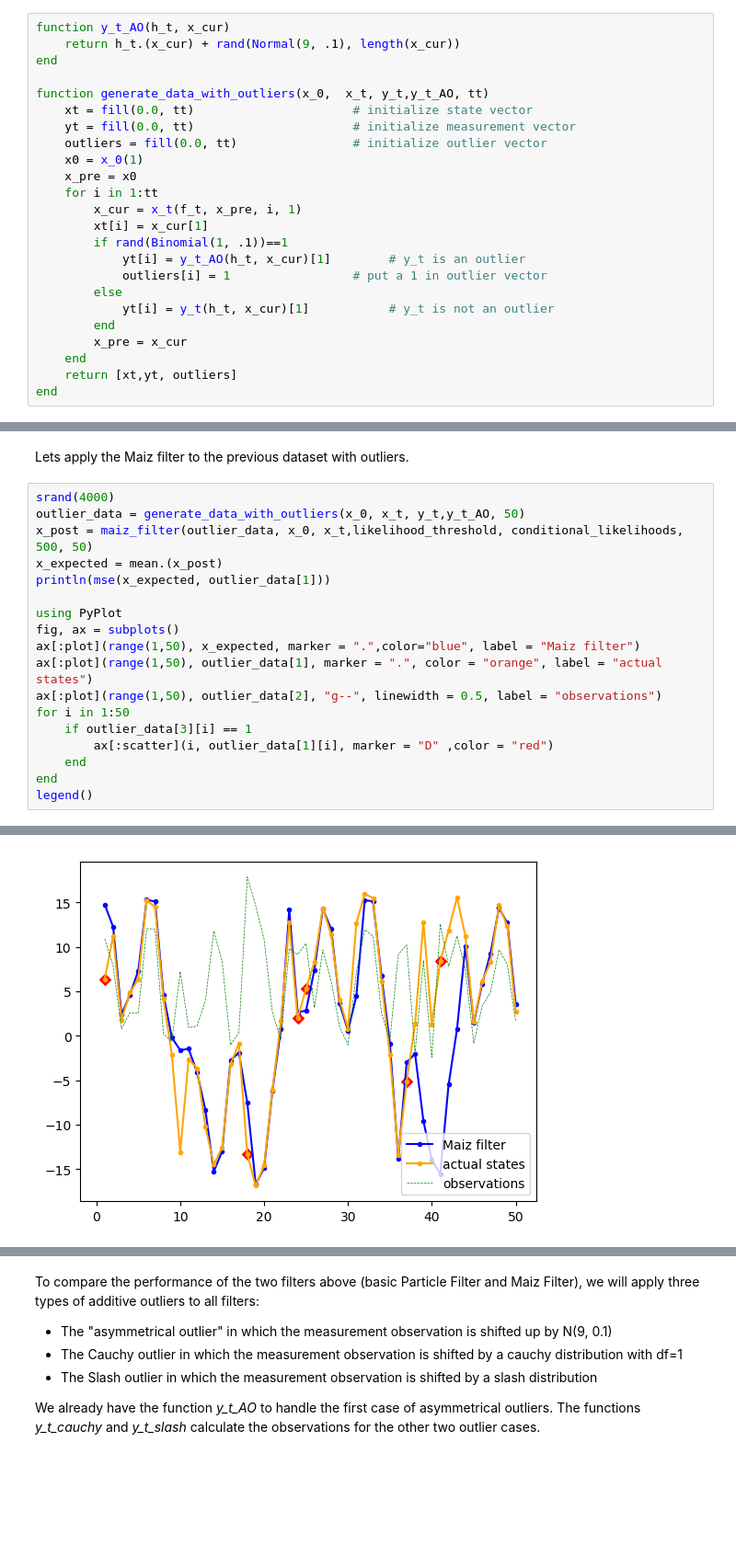
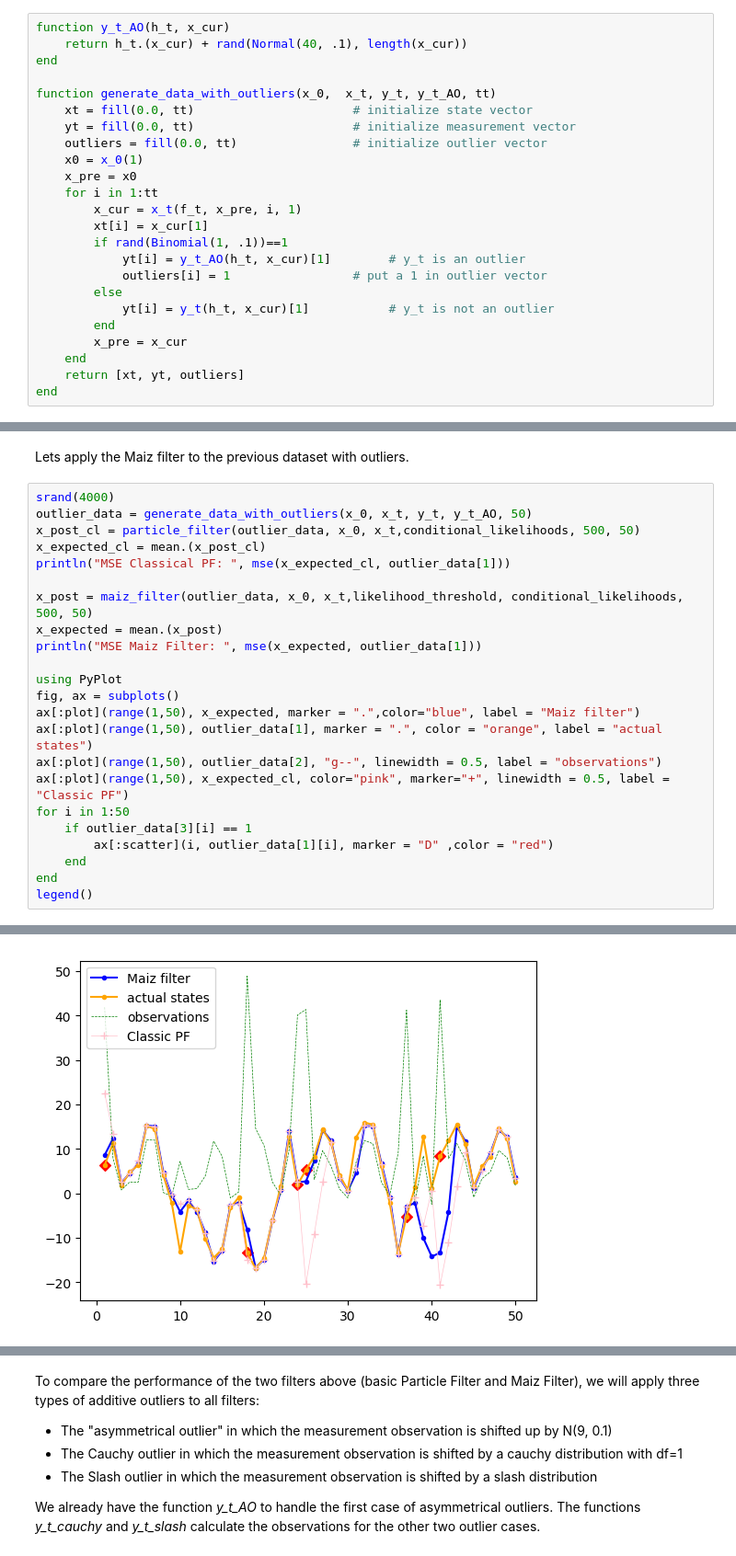
Before and after one commit to Balinus/ParticleFiltersJulia, a Jupyter notebook: ParticleFilters.ipynb, the cells around one changed output, grey strips where cells are left out. Shown at 92% size. Drawn from its saved outputs; the diff is of its cells as text; blank space fills up the shorter version.

```diff
--- a/ParticleFilters.ipynb
+++ b/ParticleFilters.ipynb
@@ -238,10 +238,10 @@ Let $v_k \sim N(0,1)$ with probability $p = 0.9$ and $v_k \sim N(9, .1)$ with pr
 In the new *generate_data_with_outliers* function, we will draw from $Binomial(1, 0.1)$ to determine if $y_t$ is an outlier or not. If $y_t$ is an outlier, we will pass $x_t$ through the function *y_t_AO*  instead of *y_t*
 # %%
 function y_t_AO(h_t, x_cur)
-    return h_t.(x_cur) + rand(Normal(9, .1), length(x_cur))
+    return h_t.(x_cur) + rand(Normal(40, .1), length(x_cur))
 end
 
-function generate_data_with_outliers(x_0,  x_t, y_t,y_t_AO, tt)
+function generate_data_with_outliers(x_0,  x_t, y_t, y_t_AO, tt)
     xt = fill(0.0, tt)                      # initialize state vector
     yt = fill(0.0, tt)                      # initialize measurement vector
     outliers = fill(0.0, tt)                # initialize outlier vector
@@ -258,7 +258,7 @@ function generate_data_with_outliers(x_0,  x_t, y_t,y_t_AO, tt)
         end
         x_pre = x_cur
     end
-    return [xt,yt, outliers]
+    return [xt, yt, outliers]
 end
 # %% [output]
 generate_data_with_outliers (generic function with 1 method)
@@ -375,16 +376,21 @@ maiz_filter (generic function with 1 method)
 Lets apply the Maiz filter to the previous dataset with outliers.
 # %%
 srand(4000)
-outlier_data = generate_data_with_outliers(x_0, x_t, y_t,y_t_AO, 50)
+outlier_data = generate_data_with_outliers(x_0, x_t, y_t, y_t_AO, 50)
+x_post_cl = particle_filter(outlier_data, x_0, x_t,conditional_likelihoods, 500, 50)
+x_expected_cl = mean.(x_post_cl)
+println("MSE Classical PF: ", mse(x_expected_cl, outlier_data[1]))
+
 x_post = maiz_filter(outlier_data, x_0, x_t,likelihood_threshold, conditional_likelihoods, 500, 50)
 x_expected = mean.(x_post)
-println(mse(x_expected, outlier_data[1]))
+println("MSE Maiz Filter: ", mse(x_expected, outlier_data[1]))
 
 using PyPlot
 fig, ax = subplots()
 ax[:plot](range(1,50), x_expected, marker = ".",color="blue", label = "Maiz filter")
 ax[:plot](range(1,50), outlier_data[1], marker = ".", color = "orange", label = "actual states")
 ax[:plot](range(1,50), outlier_data[2], "g--", linewidth = 0.5, label = "observations")
+ax[:plot](range(1,50), x_expected_cl, color="pink", marker="+", linewidth = 0.5, label = "Classic PF")
 for i in 1:50
     if outlier_data[3][i] == 1
         ax[:scatter](i, outlier_data[1][i], marker = "D" ,color = "red")
@@ -395 +403 @@ legend()
-[figure, old version]
+[figure, new version]
```
Also changed, not shown: parts of 7 cells of this notebook, 1 other file.
